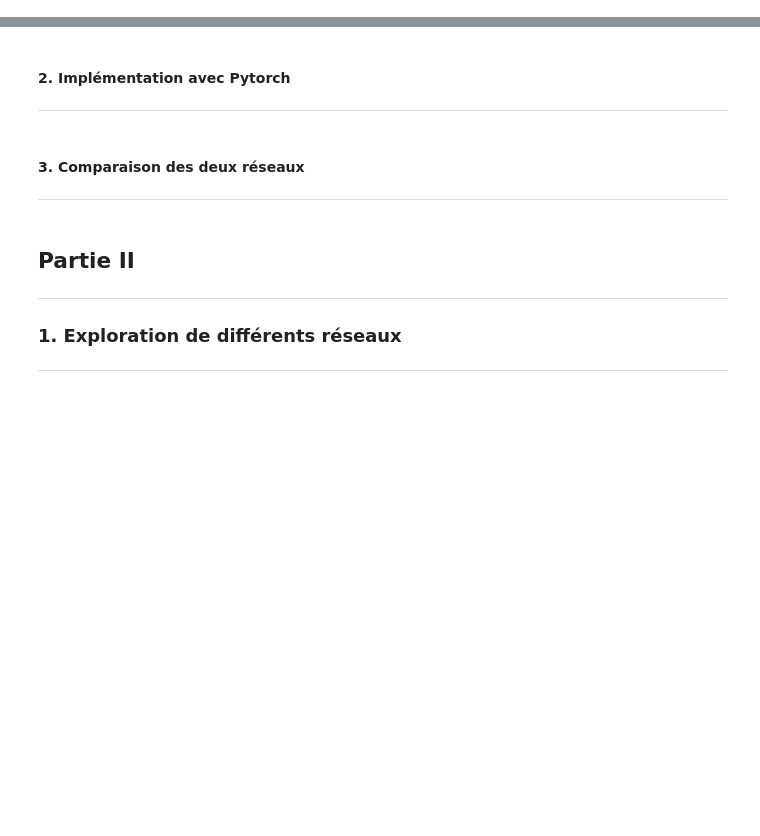
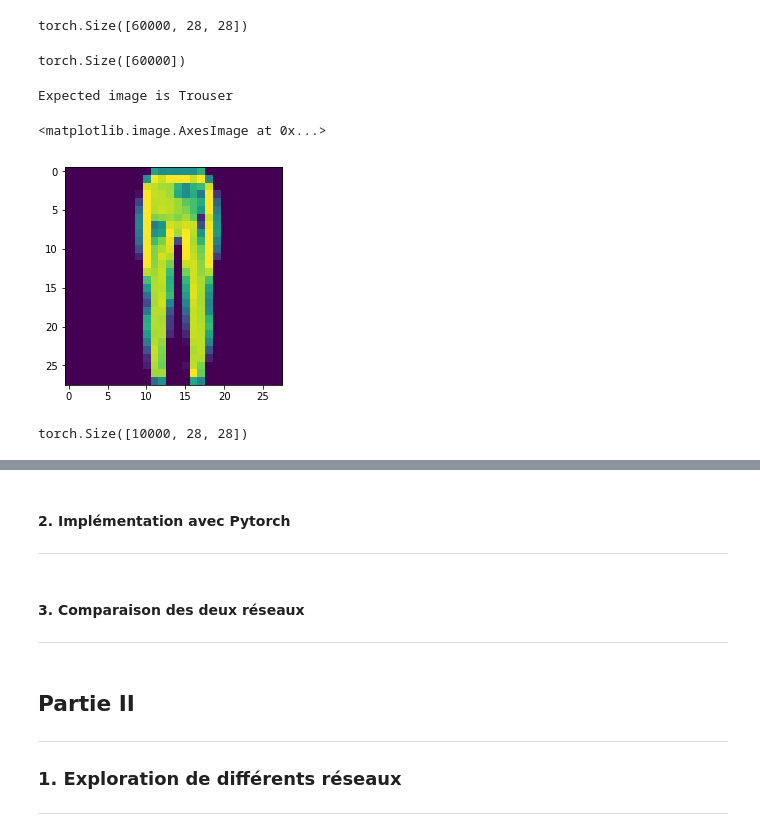
Before and after one commit to conorato/INF8225, a Jupyter notebook: TP2/TP2_1845448.ipynb, the cells around one changed output, grey strips where cells are left out. Saved outputs shown, nothing was run; the diff lists cells and outputs as text; code cells hidden in the pictures; blank space fills up the shorter version.

```diff
--- a/TP2/TP2_1845448.ipynb
+++ b/TP2/TP2_1845448.ipynb
@@ -143,0 +140,32 @@ def backpropagation(self,y, z_s, a_s):
+# %%
+train_set = FashionMNIST(
+    root = './data/train-FashionMNIST',
+    train = True,
+    download = True
+)
+
+test_set = FashionMNIST(
+    root = './data/test-FashionMNIST',
+    train = False,
+    download = True
+)
+# %%
+train_set.train_data.shape
+# %% [output]
+torch.Size([60000, 28, 28])
+# %%
+train_set.train_labels.shape
+# %% [output]
+torch.Size([60000])
+# %%
+TRAIN_EXAMPLE = 4040
+print(f"Expected image is {train_set.classes[train_set.train_labels[TRAIN_EXAMPLE]]}")
+plt.imshow(train_set.train_data[TRAIN_EXAMPLE].numpy())
+# %% [output]
+Expected image is Trouser
+<matplotlib.image.AxesImage at 0x...>
+[figure, added]
+# %%
+test_set.data.shape
+# %% [output]
+torch.Size([10000, 28, 28])
```
Also changed, not shown: parts of 10 cells of this notebook, 1 other file.
